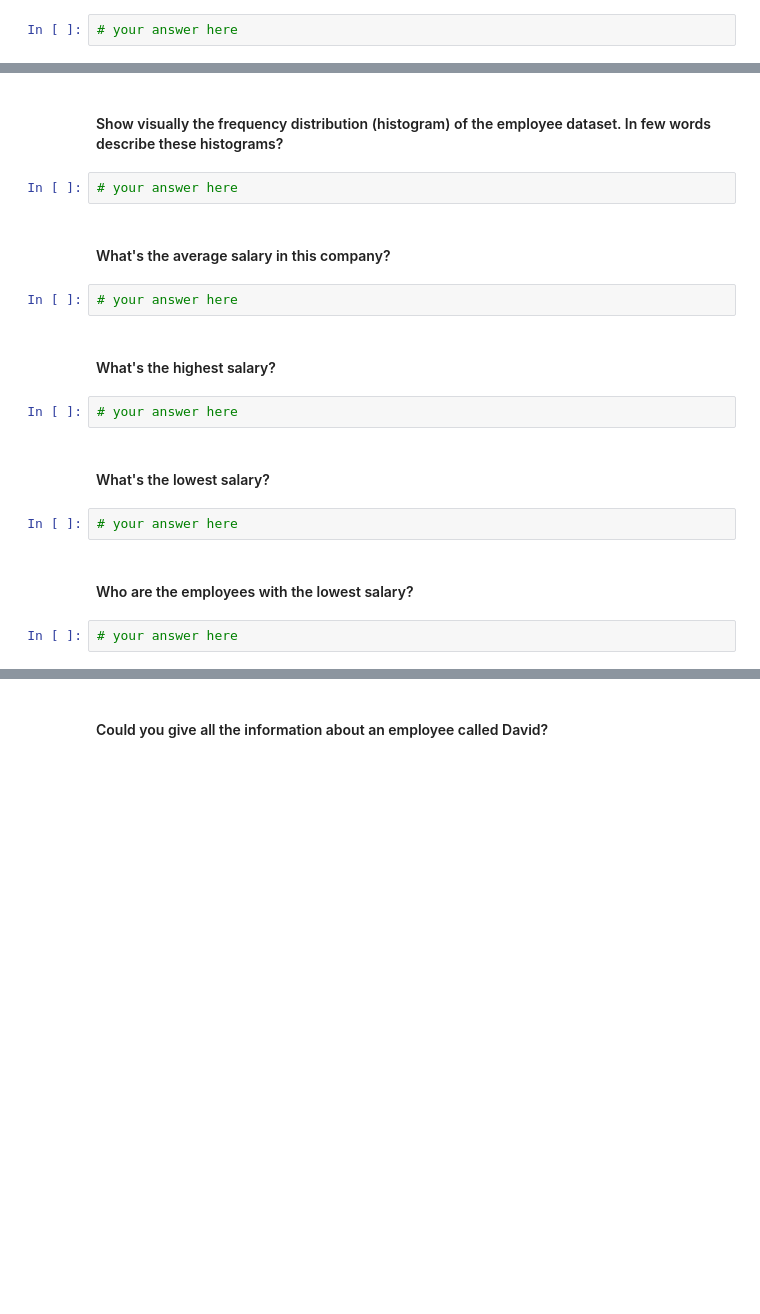
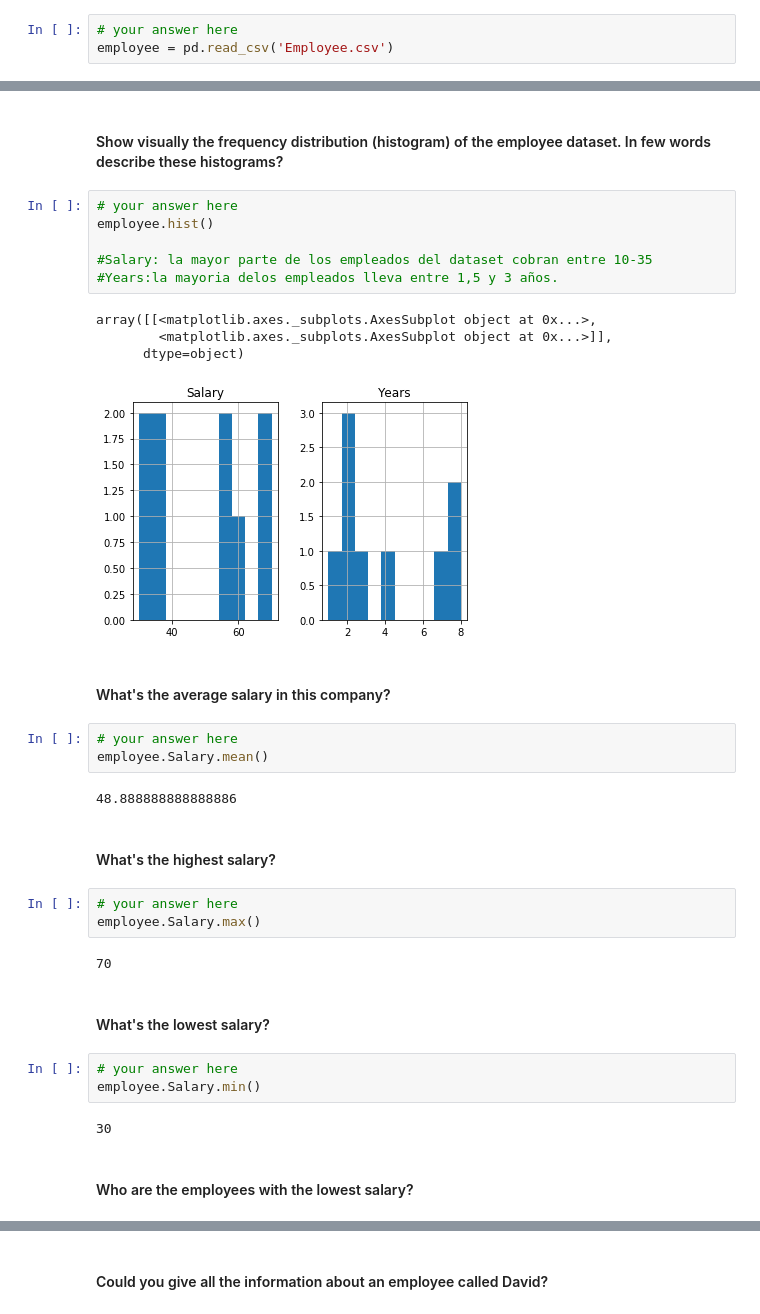
Before and after one commit to LauraRepullo/datamad0119, a Jupyter notebook: module-2/lab-subsetting-and-descriptive-stats/your-code/main.ipynb, the cells around one changed output, grey strips where cells are left out. Drawn from its saved outputs; the diff is of its cells as text; blank space fills up the shorter version.

```diff
--- a/module-2/lab-subsetting-and-descriptive-stats/your-code/main.ipynb
+++ b/module-2/lab-subsetting-and-descriptive-stats/your-code/main.ipynb
@@ -114,6 +116,7 @@ dtype: float64
 #### Load the `employee.csv` file into a DataFrame. Call the dataframe `employee`
 # %%
 # your answer here
+employee = pd.read_csv('Employee.csv')
 # %% [markdown]
 #### Explore the data types of the Temp dataframe. Comment your results
 # %%
@@ -121,20 +134,36 @@ dtype: float64
 # %% [markdown]
 #### Show visually the frequency distribution (histogram) of the employee dataset. In few words describe these histograms?
-# %%
-# your answer here
+# %%
+# your answer here
+employee.hist()
+
+#Salary: la mayor parte de los empleados del dataset cobran entre 10-35
+#Years:la mayoria delos empleados lleva entre 1,5 y 3 años.
+# %% [output]
+array([[<matplotlib.axes._subplots.AxesSubplot object at 0x...>,
+        <matplotlib.axes._subplots.AxesSubplot object at 0x...>]],
+      dtype=object)
+[figure, added]
 # %% [markdown]
 #### What's the average salary in this company?
 # %%
 # your answer here
+employee.Salary.mean()
+# %% [output]
+48.888888888888886
 # %% [markdown]
 #### What's the highest salary?
 # %%
 # your answer here
+employee.Salary.max()
+# %% [output]
+70
 # %% [markdown]
 #### What's the lowest salary?
 # %%
 # your answer here
+employee.Salary.min()
+# %% [output]
+30
 # %% [markdown]
 #### Who are the employees with the lowest salary?
-# %%
-# your answer here
```
Also changed, not shown: parts of 10 cells of this notebook.
